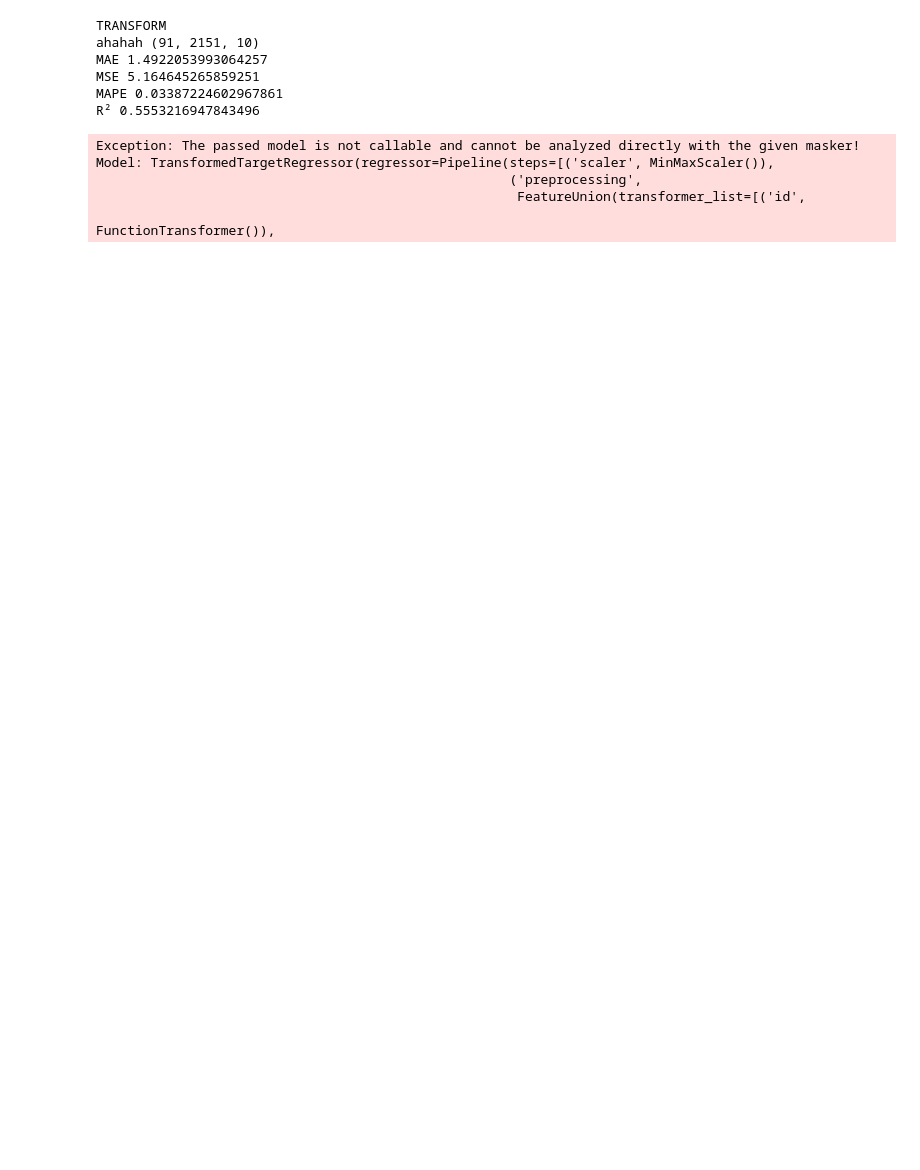
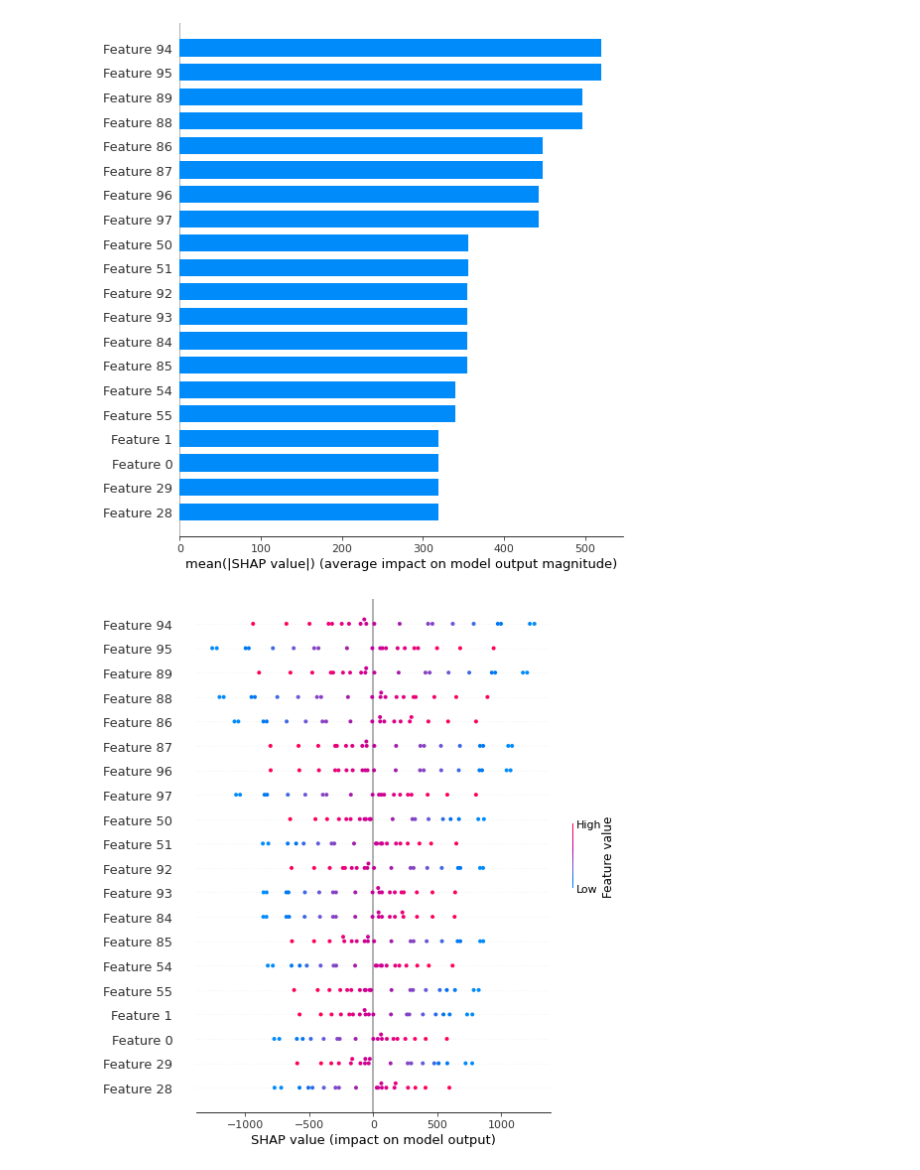
Before and after one commit to GBeurier/pinard, a Jupyter notebook: examples/example.ipynb, the cells around one changed output. Drawn from its saved outputs; the diff is of its cells as text; code cells hidden in the pictures; blank space fills up the shorter version.

Commit message:
added shapley values to example

```diff
--- a/examples/example.ipynb
+++ b/examples/example.ipynb
@@ -12,13 +12,13 @@ from pinard import preprocessor as pp
 preprocessing = [   ('id', pp.IdentityTransformer()),
                     ('savgol', pp.SavitzkyGolay()),
                     ('derivate', pp.Derivate()),
-                    ('gaussian1', pp.Gaussian(order = 1, sigma = 2)),
-                    ('gaussian2', pp.Gaussian(order = 2, sigma = 1)),
+                    # ('gaussian1', pp.Gaussian(order = 1, sigma = 2)),
+                    # ('gaussian2', pp.Gaussian(order = 2, sigma = 1)),
                     ('haar', pp.Wavelet('haar')),
                     ('savgol*savgol', Pipeline([('_sg1',pp.SavitzkyGolay()),('_sg2',pp.SavitzkyGolay())])),
-                    ('gaussian1*savgol', Pipeline([('_g1',pp.Gaussian(order = 1, sigma = 2)),('_sg3',pp.SavitzkyGolay())])),
-                    ('gaussian2*savgol', Pipeline([('_g2',pp.Gaussian(order = 1, sigma = 2)),('_sg4',pp.SavitzkyGolay())])),
-                    ('haar*savgol', Pipeline([('_haar2',pp.Wavelet('haar')),('_sg5',pp.SavitzkyGolay())]))
+                    # ('gaussian1*savgol', Pipeline([('_g1',pp.Gaussian(order = 1, sigma = 2)),('_sg3',pp.SavitzkyGolay())])),
+                    # ('gaussian2*savgol', Pipeline([('_g2',pp.Gaussian(order = 1, sigma = 2)),('_sg4',pp.SavitzkyGolay())])),
+                    # ('haar*savgol', Pipeline([('_haar2',pp.Wavelet('haar')),('_sg5',pp.SavitzkyGolay())]))
                 ]
 # %%
 from pinard import nirs_set as n_set
@@ -26,5 +26,6 @@ from pinard import nirs_set as n_set
 ### Load data
 n = n_set.NIRS_Set('data')
 X, y = n.load('Xcal.csv', 'Ycal.csv', x_hdr=0, y_hdr=0, y_cols=0)
-print(X[0:10], y[0:10])
+X = X[:,1350:1450]
+print(X.shape, y.shape)
 # %% [output]
@@ -121,7 +110,7 @@ def keras_model(optimizer = 'adam'):
 pipeline = Pipeline([
     ('scaler', MinMaxScaler()),
     ('preprocessing', FeatureAugmentation(preprocessing)),
-    ('KerasNN',  KerasRegressor(build_fn = keras_model, epochs=2000, batch_size=1000, verbose = 0))
+    ('KerasNN',  KerasRegressor(build_fn = keras_model, epochs=100, batch_size=300, verbose = 0))
 ])
 
 estimator = TransformedTargetRegressor(regressor = pipeline, transformer = MinMaxScaler())
@@ -133,13 +122,6 @@ print("MAE", mean_absolute_error(y_test, Y_preds))
 print("MSE", mean_squared_error(y_test, Y_preds))
 print("MAPE", mean_absolute_percentage_error(y_test, Y_preds))
 print("R²", r2_score(y_test, Y_preds))
-# %% [output]
-TRANSFORM
-ahahah (91, 2151, 10)
-MAE 1.4922053993064257
-MSE 5.164645265859251
-MAPE 0.03387224602967861
-R² 0.5553216947843496
 # %%
 ##Explainer
 
@@ -155,11 +137,16 @@ from matplotlib import pyplot as plt
 # sorted_idx = perm_importance.importances_mean.argsort()
 # plt.barh(np.arrange(0,len(X_test[0],1))[sorted_idx], perm_importance.importances_mean[sorted_idx])
 # plt.xlabel("Permutation Importance")
+
+# explainer = shap.GradientExplainer(pipeline, X_train)
+
 explainer = shap.Explainer(estimator.predict, X_train)
-shap_values = explainer.shap_values(X_test)
-shap.summary_plot(shap_values, X_test, plot_type="bar")
+# print(X_test[0:20].shape)
+shap_values = explainer(X_test[0:20])
+# shap.summary_plot(shap_values, X_test[0:20], plot_type="bar")
-# %% [output]
-Exception: The passed model is not callable and cannot be analyzed directly with the given masker! Model: TransformedTargetRegressor(regressor=Pipeline(steps=[('scaler', MinMaxScaler()),
-                                                     ('preprocessing',
-                                                      FeatureUnion(transformer_list=[('id',
-                                                                                      FunctionTransformer()),
+# %%
+shap.summary_plot(shap_values, X_test, plot_type="bar")
+shap.summary_plot(shap_values, X_test[0:20])
+# %% [output]
+[figure, added]
+[figure, added]
```
Also changed, not shown: parts of 4 cells of this notebook.
